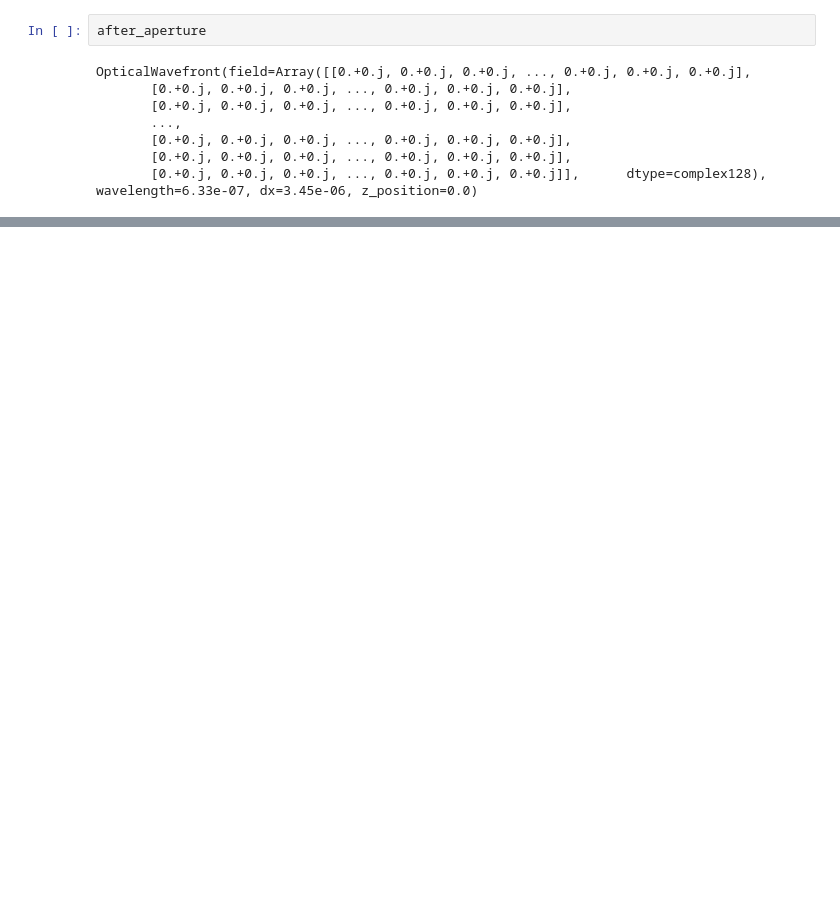
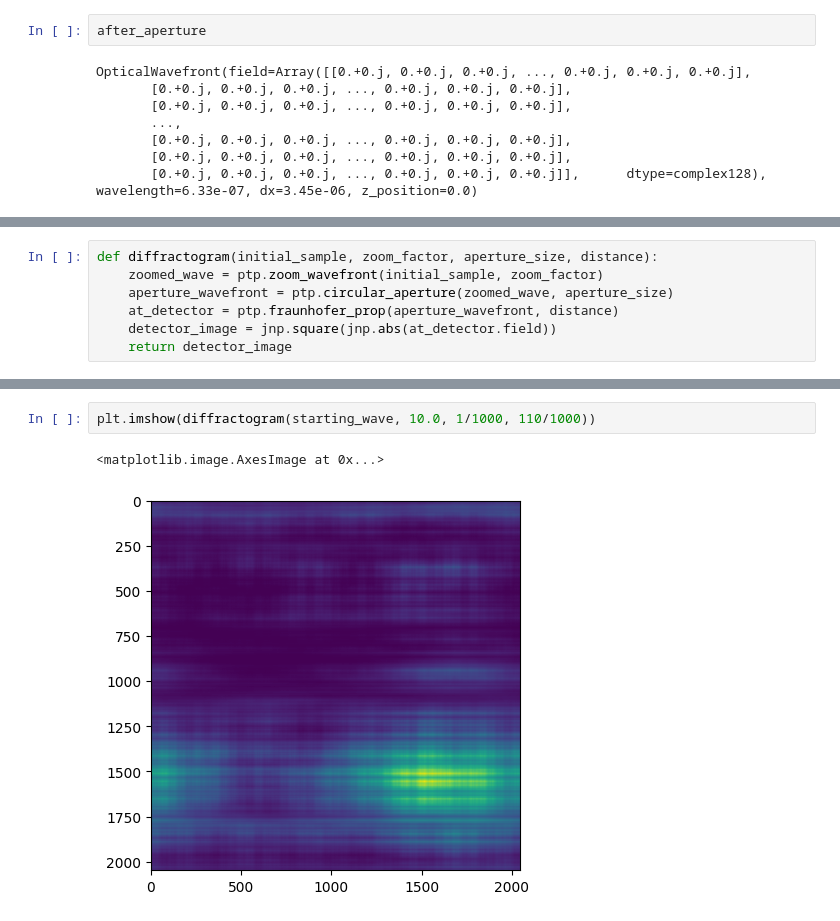
Before and after one commit to debangshu-mukherjee/ptyrodactyl, a Jupyter notebook: tutorials/Optical_Test.ipynb, the cells around one changed output, grey strips where cells are left out. Drawn from its saved outputs; the diff is of its cells as text; blank space fills up the shorter version.

```diff
--- a/tutorials/Optical_Test.ipynb
+++ b/tutorials/Optical_Test.ipynb
@@ -60,0 +114,7 @@ plt.imshow(jnp.abs(after_aperture.field))
+# %%
+def diffractogram(initial_sample, zoom_factor, aperture_size, distance):
+    zoomed_wave = ptp.zoom_wavefront(initial_sample, zoom_factor)
+    aperture_wavefront = ptp.circular_aperture(zoomed_wave, aperture_size)
+    at_detector = ptp.fraunhofer_prop(aperture_wavefront, distance)
+    detector_image = jnp.square(jnp.abs(at_detector.field))
+    return detector_image
@@ -60,0 +125,5 @@ plt.imshow(jnp.abs(after_aperture.field))
+# %%
+plt.imshow(diffractogram(starting_wave, 10.0, 1/1000, 110/1000))
+# %% [output]
+<matplotlib.image.AxesImage at 0x...>
+[figure, added]
```
Also changed, not shown: parts of 12 cells of this notebook, 1 other file.
